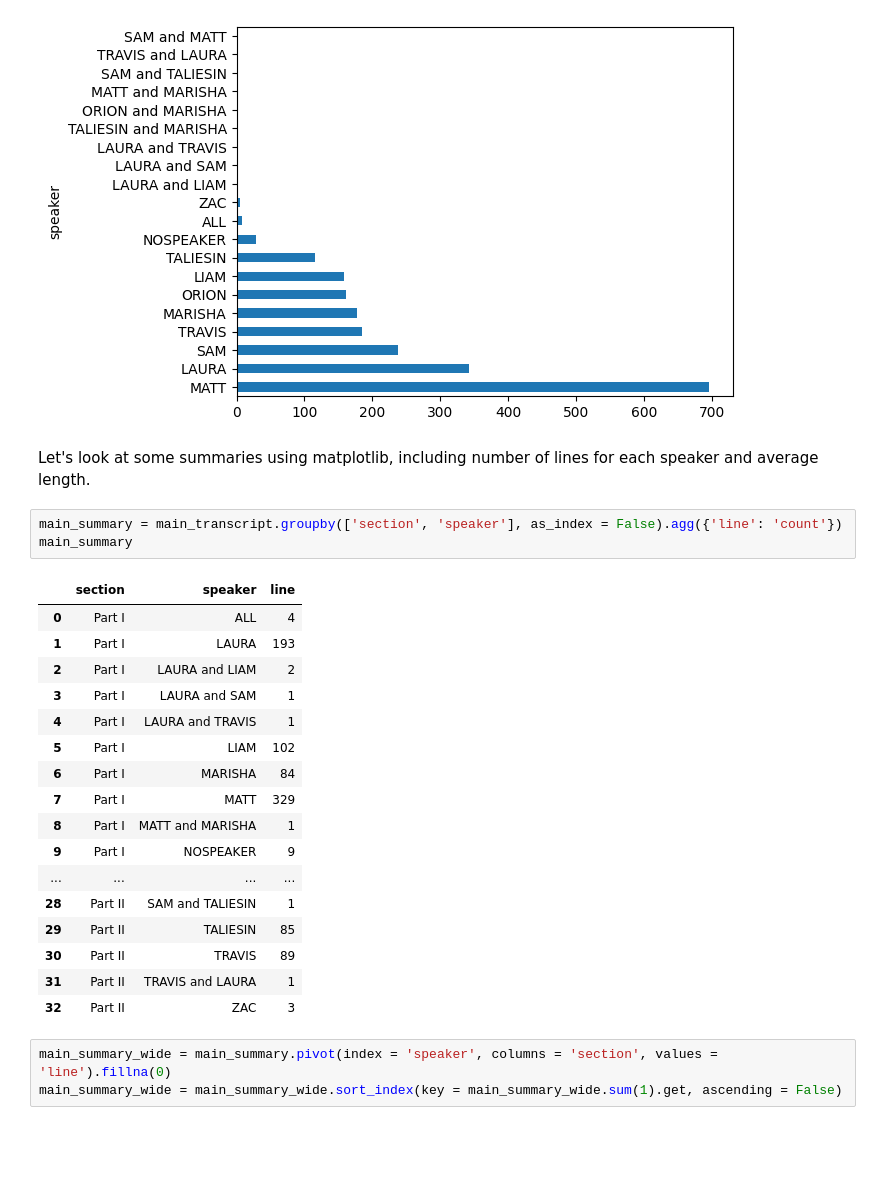
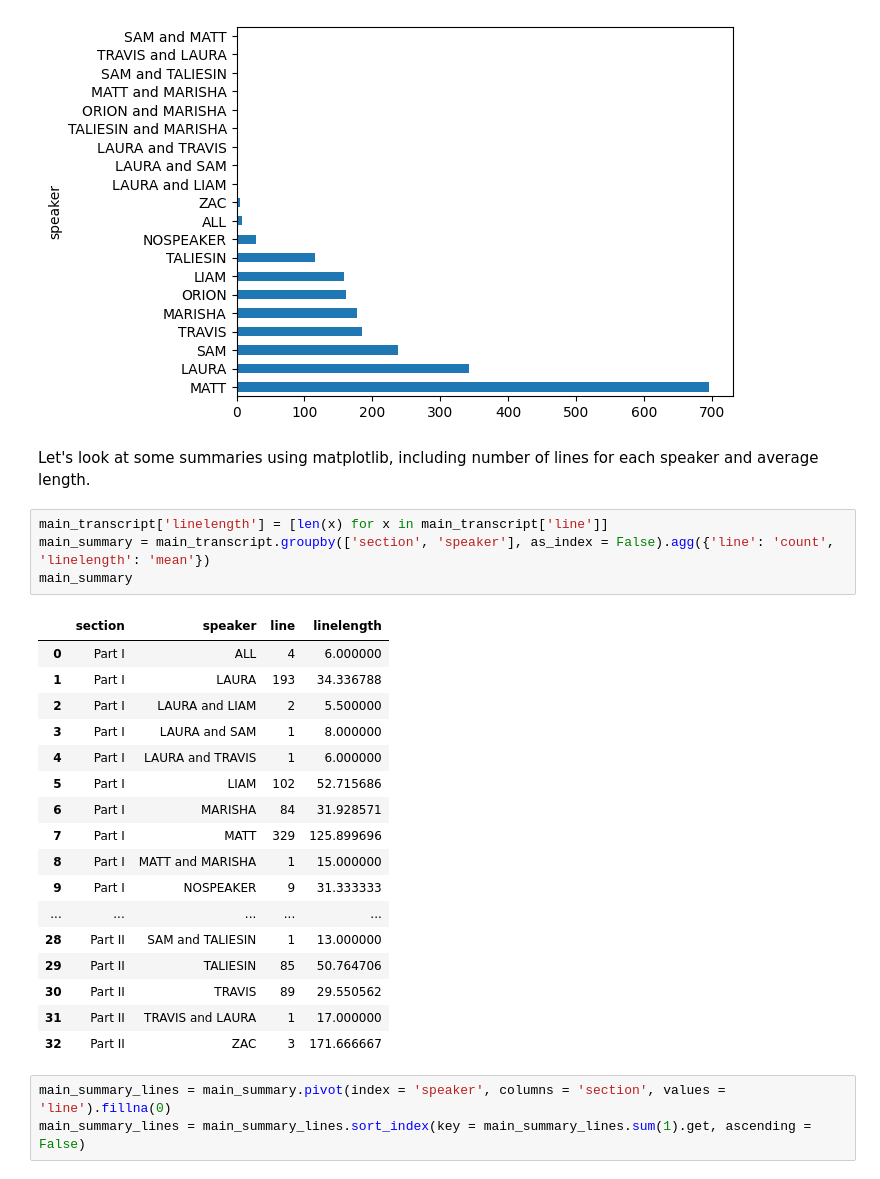
Before and after one commit to wmchad/CritRoleAI, a Jupyter notebook: notebooks/data_prep/01_learning_to_download_data.ipynb, the cells around one changed output. Drawn from its saved outputs; the diff is of its cells as text; blank space fills up the shorter version.

```diff
--- a/notebooks/data_prep/01_learning_to_download_data.ipynb
+++ b/notebooks/data_prep/01_learning_to_download_data.ipynb
@@ -167,32 +167,33 @@ main_transcript['speaker'].value_counts().plot(kind = 'barh')
 # %% [output]
 <Axes: ylabel='speaker'>
 [figure]
-# %% [markdown]
-Let's look at some summaries using matplotlib, including number of lines for each speaker and average length.
+# %% [markdown]
+Let's look at some summaries using matplotlib, including number of lines for each speaker and average length.
 # %%
-main_summary = main_transcript.groupby(['section', 'speaker'], as_index = False).agg({'line': 'count'})
+main_transcript['linelength'] = [len(x) for x in main_transcript['line']]
+main_summary = main_transcript.groupby(['section', 'speaker'], as_index = False).agg({'line': 'count', 'linelength': 'mean'})
 main_summary
 # %% [output]
-|  | section | speaker | line |
-| 0 | Part I | ALL | 4 |
-| 1 | Part I | LAURA | 193 |
-| 2 | Part I | LAURA and LIAM | 2 |
-| 3 | Part I | LAURA and SAM | 1 |
-| 4 | Part I | LAURA and TRAVIS | 1 |
-| 5 | Part I | LIAM | 102 |
-| 6 | Part I | MARISHA | 84 |
-| 7 | Part I | MATT | 329 |
-| 8 | Part I | MATT and MARISHA | 1 |
-| 9 | Part I | NOSPEAKER | 9 |
-| ... | ... | ... | ... |
-| 28 | Part II | SAM and TALIESIN | 1 |
-| 29 | Part II | TALIESIN | 85 |
-| 30 | Part II | TRAVIS | 89 |
-| 31 | Part II | TRAVIS and LAURA | 1 |
-| 32 | Part II | ZAC | 3 |
+|  | section | speaker | line | linelength |
+| 0 | Part I | ALL | 4 | 6.000000 |
+| 1 | Part I | LAURA | 193 | 34.336788 |
+| 2 | Part I | LAURA and LIAM | 2 | 5.500000 |
+| 3 | Part I | LAURA and SAM | 1 | 8.000000 |
+| 4 | Part I | LAURA and TRAVIS | 1 | 6.000000 |
+| 5 | Part I | LIAM | 102 | 52.715686 |
+| 6 | Part I | MARISHA | 84 | 31.928571 |
+| 7 | Part I | MATT | 329 | 125.899696 |
+| 8 | Part I | MATT and MARISHA | 1 | 15.000000 |
+| 9 | Part I | NOSPEAKER | 9 | 31.333333 |
+| ... | ... | ... | ... | ... |
+| 28 | Part II | SAM and TALIESIN | 1 | 13.000000 |
+| 29 | Part II | TALIESIN | 85 | 50.764706 |
+| 30 | Part II | TRAVIS | 89 | 29.550562 |
+| 31 | Part II | TRAVIS and LAURA | 1 | 17.000000 |
+| 32 | Part II | ZAC | 3 | 171.666667 |
 # %%
-main_summary_wide = main_summary.pivot(index = 'speaker', columns = 'section', values = 'line').fillna(0)
-main_summary_wide = main_summary_wide.sort_index(key = main_summary_wide.sum(1).get, ascending = False)
+main_summary_lines = main_summary.pivot(index = 'speaker', columns = 'section', values = 'line').fillna(0)
+main_summary_lines = main_summary_lines.sort_index(key = main_summary_lines.sum(1).get, ascending = False)
 # %%
 import matplotlib.pyplot as plt
 import numpy as np
```
Also changed, not shown: parts of 6 cells of this notebook.
